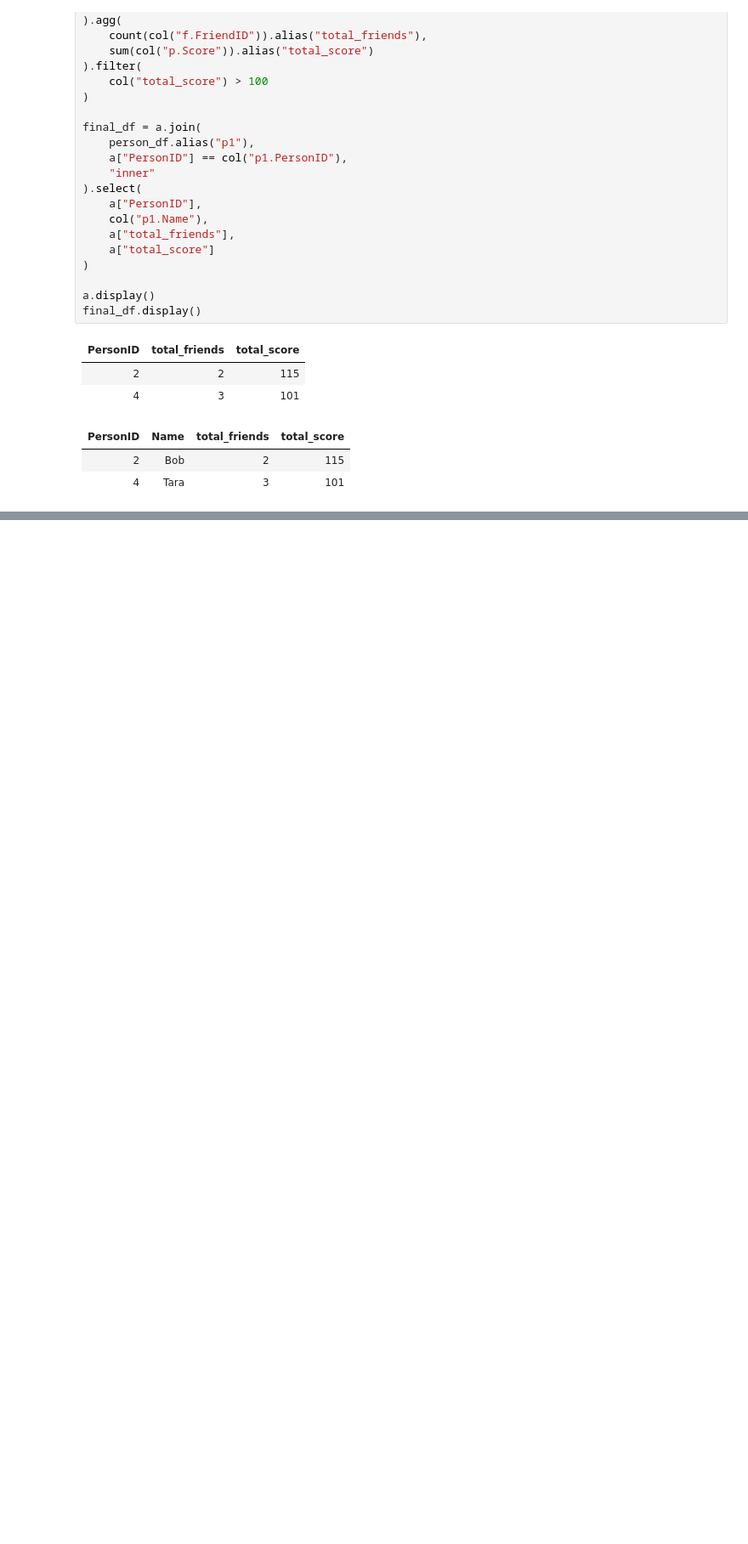
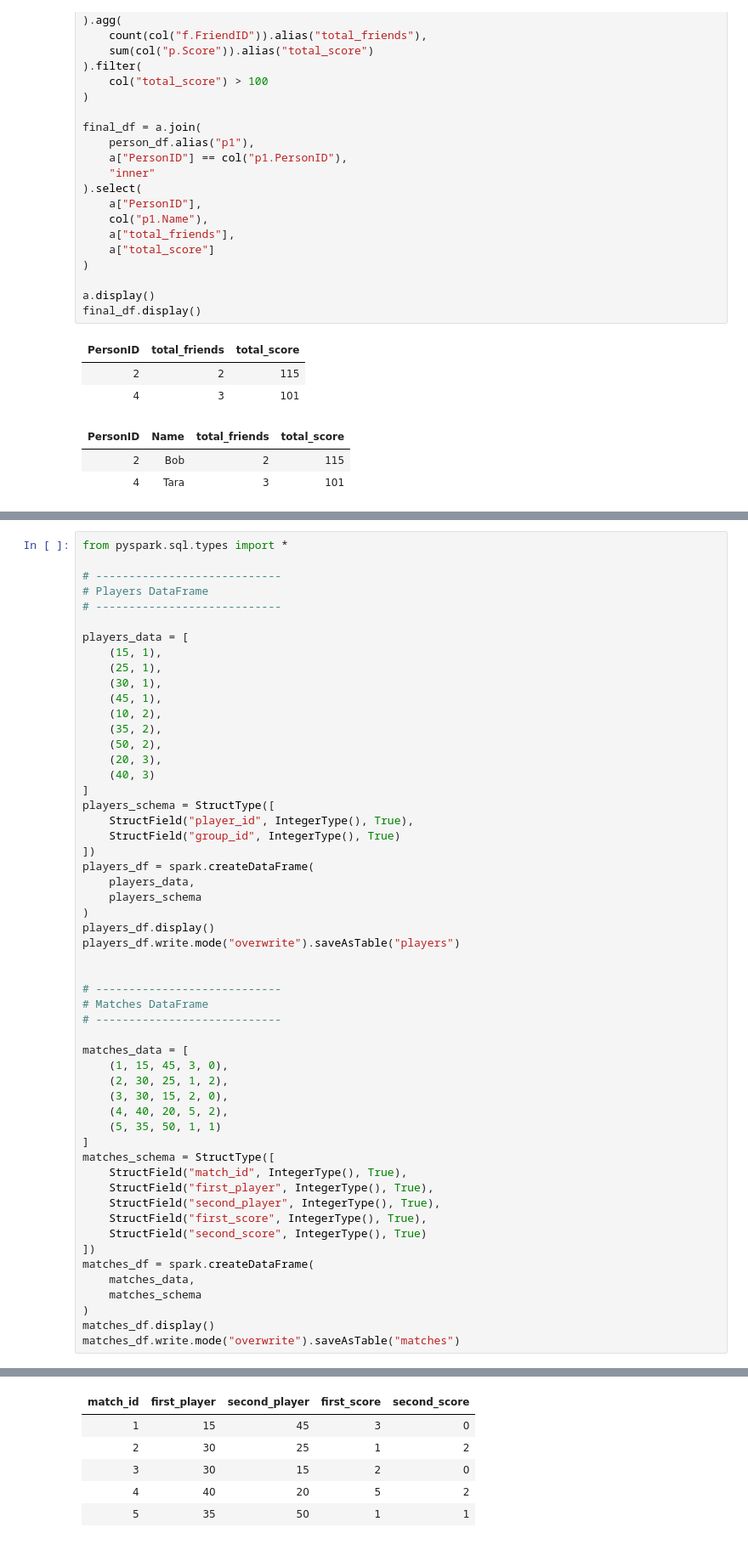
Before and after one commit to Rupam-1/SQL-Pyspark-practise_youtube, a Jupyter notebook: 02. PYSPARK - Part1.ipynb, the cells around one changed output, grey strips where cells are left out. Shown at 85% size. Drawn from its saved outputs; the diff is of its cells as text; blank space fills up the shorter version.

```diff
--- a/02. PYSPARK - Part1.ipynb
+++ b/02. PYSPARK - Part1.ipynb
@@ -355,0 +497,55 @@ final_df.display()
+# %%
+from pyspark.sql.types import *
+
+# ----------------------------
+# Players DataFrame
+# ----------------------------
+
+players_data = [
+    (15, 1),
+    (25, 1),
+    (30, 1),
+    (45, 1),
+    (10, 2),
+    (35, 2),
+    (50, 2),
+    (20, 3),
+    (40, 3)
+]
+players_schema = StructType([
+    StructField("player_id", IntegerType(), True),
+    StructField("group_id", IntegerType(), True)
+])
+players_df = spark.createDataFrame(
+    players_data,
+    players_schema
+)
+players_df.display()
+players_df.write.mode("overwrite").saveAsTable("players")
+
+
+# ----------------------------
+# Matches DataFrame
+# ----------------------------
+
+matches_data = [
+    (1, 15, 45, 3, 0),
+    (2, 30, 25, 1, 2),
+    (3, 30, 15, 2, 0),
+    (4, 40, 20, 5, 2),
+    (5, 35, 50, 1, 1)
+]
+matches_schema = StructType([
+    StructField("match_id", IntegerType(), True),
+    StructField("first_player", IntegerType(), True),
+    StructField("second_player", IntegerType(), True),
+    StructField("first_score", IntegerType(), True),
+    StructField("second_score", IntegerType(), True)
+])
+matches_df = spark.createDataFrame(
+    matches_data,
+    matches_schema
+)
+matches_df.display()
+matches_df.write.mode("overwrite").saveAsTable("matches")
+# %% [output]
@@ -355,0 +562,6 @@ final_df.display()
+| match_id | first_player | second_player | first_score | second_score |
+| 1 | 15 | 45 | 3 | 0 |
+| 2 | 30 | 25 | 1 | 2 |
+| 3 | 30 | 15 | 2 | 0 |
+| 4 | 40 | 20 | 5 | 2 |
+| 5 | 35 | 50 | 1 | 1 |
```
Also changed, not shown: parts of 6 cells of this notebook, 1 other file.
